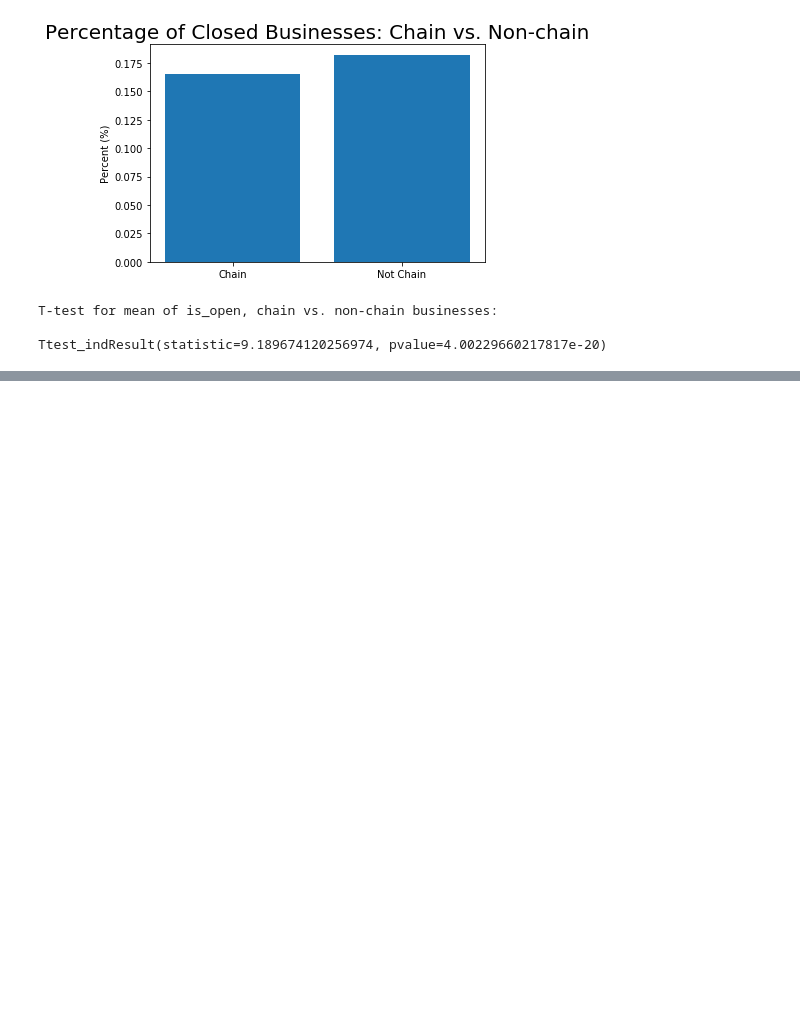
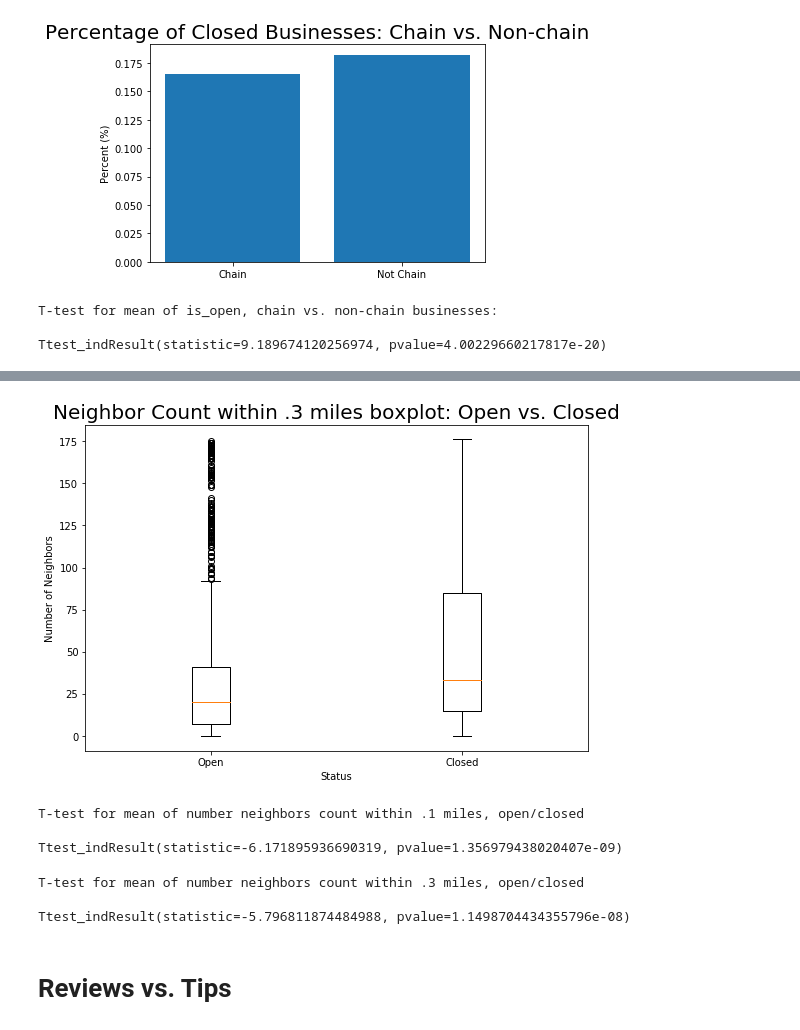
Before and after one commit to 1313davidlee/yelp_dataset, a Jupyter notebook: Project_EDA.ipynb, the cells around one changed output, grey strips where cells are left out. Saved outputs shown, nothing was run; the diff lists cells and outputs as text; code cells hidden in the pictures; blank space fills up the shorter version.

```diff
--- a/Project_EDA.ipynb
+++ b/Project_EDA.ipynb
@@ -313,0 +364,37 @@ Scatter
+# %%
+open_neighbors_far = illinois_business[illinois_business['is_open'] == 1]['neighbors_far'].dropna().apply(lambda x: len(x))
+closed_neighbors_far = illinois_business[illinois_business['is_open'] == 0]['neighbors_far'].dropna().apply(lambda x: len(x))
+
+# Create a figure instance
+fig = plt.figure(1, figsize=(9, 6))
+
+# Create an axes instance
+ax = fig.add_subplot(111)
+ax.set_xticklabels(['Open', 'Closed'])
+
+data_to_plot = [open_neighbors_far, closed_neighbors_far]
+bp = ax.boxplot(data_to_plot)
+plt.title('Neighbor Count within .3 miles boxplot: Open vs. Closed', size=20)
+plt.ylabel('Number of Neighbors')
+plt.xlabel('Status')
+plt.show()
+# %% [output]
+[figure, added]
+# %%
+
+print('T-test for mean of number neighbors count within .1 miles, open/closed \n')
+print(stats.ttest_ind(open_neighbors_close, closed_neighbors_close, equal_var=False))
+# %% [output]
+T-test for mean of number neighbors count within .1 miles, open/closed
+
+Ttest_indResult(statistic=-6.171895936690319, pvalue=1.356979438020407e-09)
+# %%
+
+print('T-test for mean of number neighbors count within .3 miles, open/closed \n')
+print(stats.ttest_ind(open_neighbors_far, closed_neighbors_far, equal_var=False))
+# %% [output]
+T-test for mean of number neighbors count within .3 miles, open/closed
+
+Ttest_indResult(statistic=-5.796811874484988, pvalue=1.1498704434355796e-08)
+# %% [markdown]
+# Reviews vs. Tips
```
Also changed, not shown: parts of 9 cells of this notebook.
